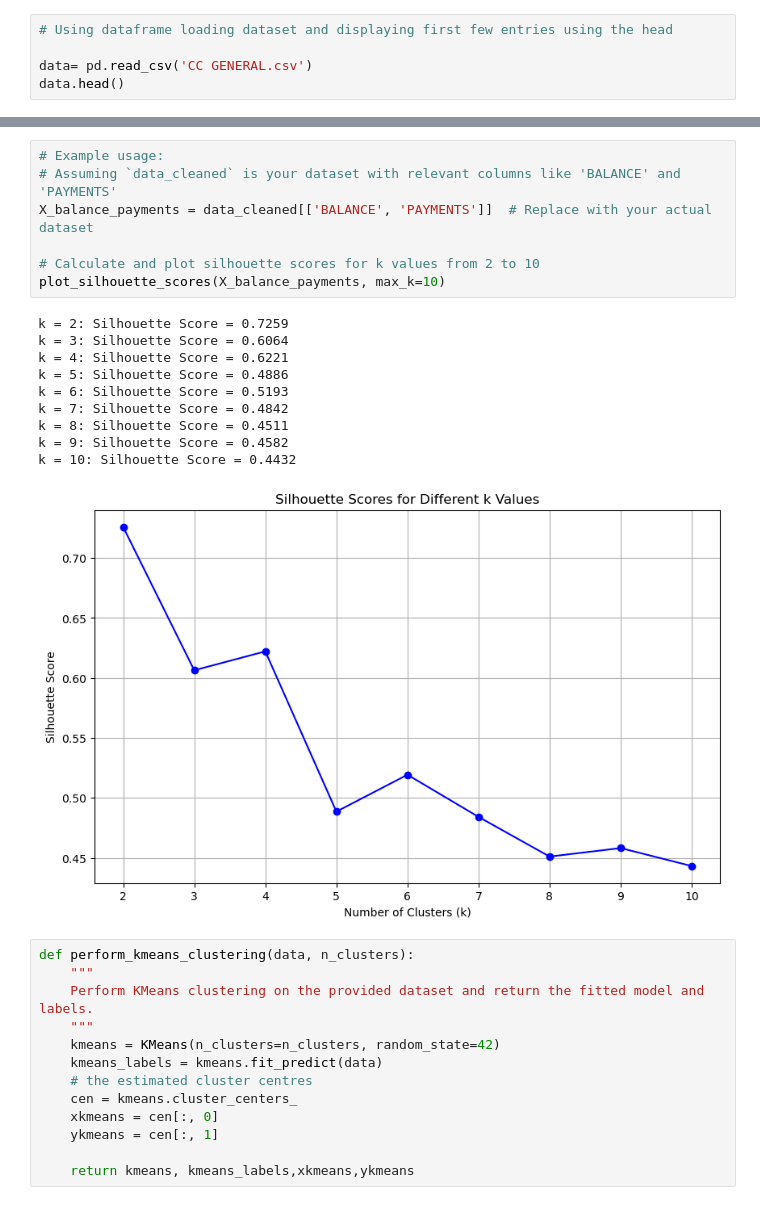
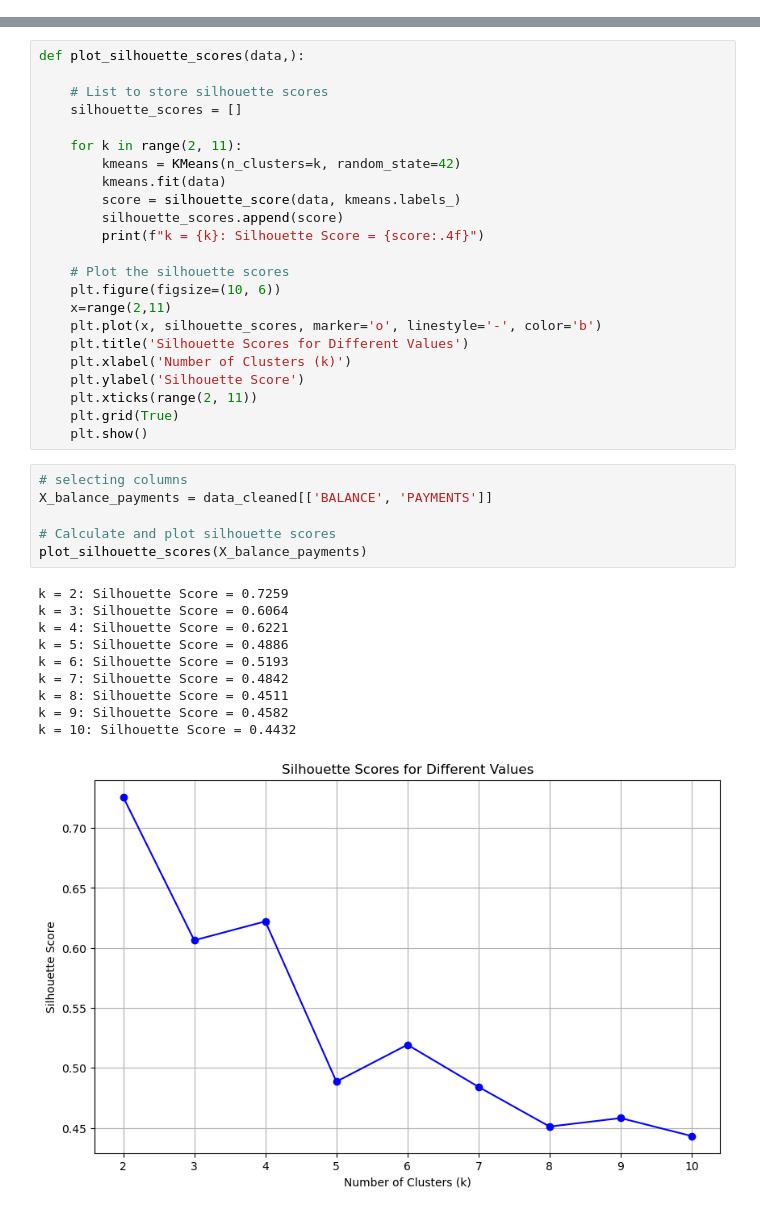
Before and after one commit to aishwarya-shekar-babu/Applied-Datascience-1-Assignment2, a Jupyter notebook: Clustering and fitting-assignment-final.ipynb, the cells around one changed output, grey strips where cells are left out. Cells and saved outputs as stored; diff of their text form.

```diff
--- a/Clustering and fitting-assignment-final.ipynb
+++ b/Clustering and fitting-assignment-final.ipynb
@@ -128,5 +113,0 @@ calculate_statistics(data_cleaned)
-# %%
-# Using dataframe loading dataset and displaying first few entries using the head
-
-data= pd.read_csv('CC GENERAL.csv')
-data.head()
@@ -268,31 +349,40 @@ def plot_silhouette_scores(data, max_k=10):
+# %%
+def plot_silhouette_scores(data,):
+
+    # List to store silhouette scores
+    silhouette_scores = []
+
+    for k in range(2, 11):
+        kmeans = KMeans(n_clusters=k, random_state=42)
+        kmeans.fit(data)
+        score = silhouette_score(data, kmeans.labels_)
+        silhouette_scores.append(score)
+        print(f"k = {k}: Silhouette Score = {score:.4f}")
+
+    # Plot the silhouette scores
+    plt.figure(figsize=(10, 6))
+    x=range(2,11)
+    plt.plot(x, silhouette_scores, marker='o', linestyle='-', color='b')
+    plt.title('Silhouette Scores for Different Values')
+    plt.xlabel('Number of Clusters (k)')
+    plt.ylabel('Silhouette Score')
+    plt.xticks(range(2, 11))
+    plt.grid(True)
+    plt.show()
 # %%
-# Example usage:
-# Assuming `data_cleaned` is your dataset with relevant columns like 'BALANCE' and 'PAYMENTS'
-X_balance_payments = data_cleaned[['BALANCE', 'PAYMENTS']]  # Replace with your actual dataset
+# selecting columns
+X_balance_payments = data_cleaned[['BALANCE', 'PAYMENTS']]
 
-# Calculate and plot silhouette scores for k values from 2 to 10
-plot_silhouette_scores(X_balance_payments, max_k=10)
+# Calculate and plot silhouette scores
+plot_silhouette_scores(X_balance_payments)
 # %% [output]
 k = 2: Silhouette Score = 0.7259
 k = 3: Silhouette Score = 0.6064
 k = 4: Silhouette Score = 0.6221
 k = 5: Silhouette Score = 0.4886
 k = 6: Silhouette Score = 0.5193
 k = 7: Silhouette Score = 0.4842
 k = 8: Silhouette Score = 0.4511
 k = 9: Silhouette Score = 0.4582
 k = 10: Silhouette Score = 0.4432
-[figure, old version]
+[figure, new version]
-# %%
-def perform_kmeans_clustering(data, n_clusters):
-    """
-    Perform KMeans clustering on the provided dataset and return the fitted model and labels.
-    """
-    kmeans = KMeans(n_clusters=n_clusters, random_state=42)
-    kmeans_labels = kmeans.fit_predict(data)
-    # the estimated cluster centres
-    cen = kmeans.cluster_centers_
-    xkmeans = cen[:, 0]
-    ykmeans = cen[:, 1]
-
-    return kmeans, kmeans_labels,xkmeans,ykmeans
```
Also changed, not shown: parts of 40 cells of this notebook.
